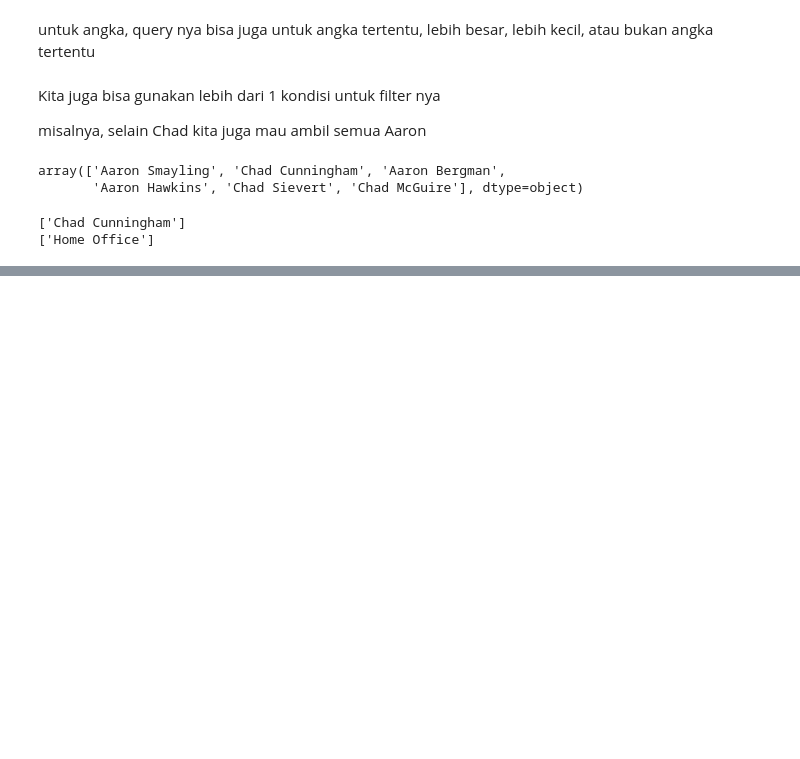
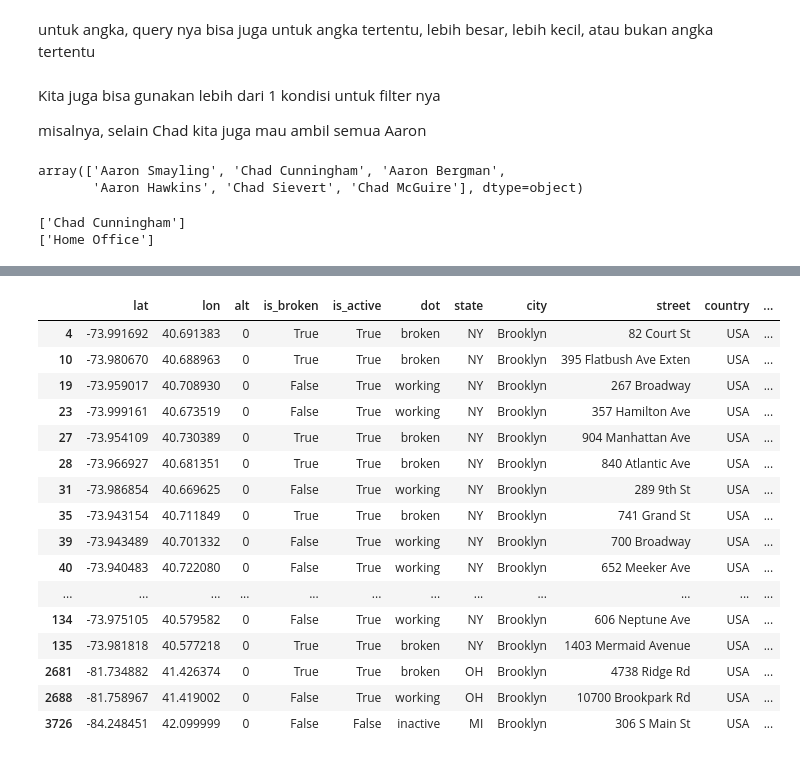
Before and after one commit to stefkwan/pytn_300725, a Jupyter notebook: sesi5_11Aug.ipynb, the cells around one changed output, grey strips where cells are left out. Saved outputs shown, nothing was run; the diff lists cells and outputs as text; code cells hidden in the pictures; blank space fills up the shorter version.

```diff
--- a/sesi5_11Aug.ipynb
+++ b/sesi5_11Aug.ipynb
@@ -519,0 +816,20 @@ print(df_chadhome['Segment'].unique())
+# %%
+df_mcd[df_mcd['city'] == "Brooklyn"]
+# %% [output]
+|  | lat | lon | alt | is_broken | is_active | dot | state | city | street | country | ... |
+| 4 | -73.991692 | 40.691383 | 0 | True | True | broken | NY | Brooklyn | 82 Court St | USA | ... |
+| 10 | -73.980670 | 40.688963 | 0 | True | True | broken | NY | Brooklyn | 395 Flatbush Ave Exten | USA | ... |
+| 19 | -73.959017 | 40.708930 | 0 | False | True | working | NY | Brooklyn | 267 Broadway | USA | ... |
+| 23 | -73.999161 | 40.673519 | 0 | False | True | working | NY | Brooklyn | 357 Hamilton Ave | USA | ... |
+| 27 | -73.954109 | 40.730389 | 0 | True | True | broken | NY | Brooklyn | 904 Manhattan Ave | USA | ... |
+| 28 | -73.966927 | 40.681351 | 0 | True | True | broken | NY | Brooklyn | 840 Atlantic Ave | USA | ... |
+| 31 | -73.986854 | 40.669625 | 0 | False | True | working | NY | Brooklyn | 289 9th St | USA | ... |
+| 35 | -73.943154 | 40.711849 | 0 | True | True | broken | NY | Brooklyn | 741 Grand St | USA | ... |
+| 39 | -73.943489 | 40.701332 | 0 | False | True | working | NY | Brooklyn | 700 Broadway | USA | ... |
+| 40 | -73.940483 | 40.722080 | 0 | False | True | working | NY | Brooklyn | 652 Meeker Ave | USA | ... |
+| ... | ... | ... | ... | ... | ... | ... | ... | ... | ... | ... | ... |
+| 134 | -73.975105 | 40.579582 | 0 | False | True | working | NY | Brooklyn | 606 Neptune Ave | USA | ... |
+| 135 | -73.981818 | 40.577218 | 0 | True | True | broken | NY | Brooklyn | 1403 Mermaid Avenue | USA | ... |
+| 2681 | -81.734882 | 41.426374 | 0 | True | True | broken | OH | Brooklyn | 4738 Ridge Rd | USA | ... |
+| 2688 | -81.758967 | 41.419002 | 0 | False | True | working | OH | Brooklyn | 10700 Brookpark Rd | USA | ... |
+| 3726 | -84.248451 | 42.099999 | 0 | False | False | inactive | MI | Brooklyn | 306 S Main St | USA | ... |
```
Also changed, not shown: parts of 44 cells of this notebook.
